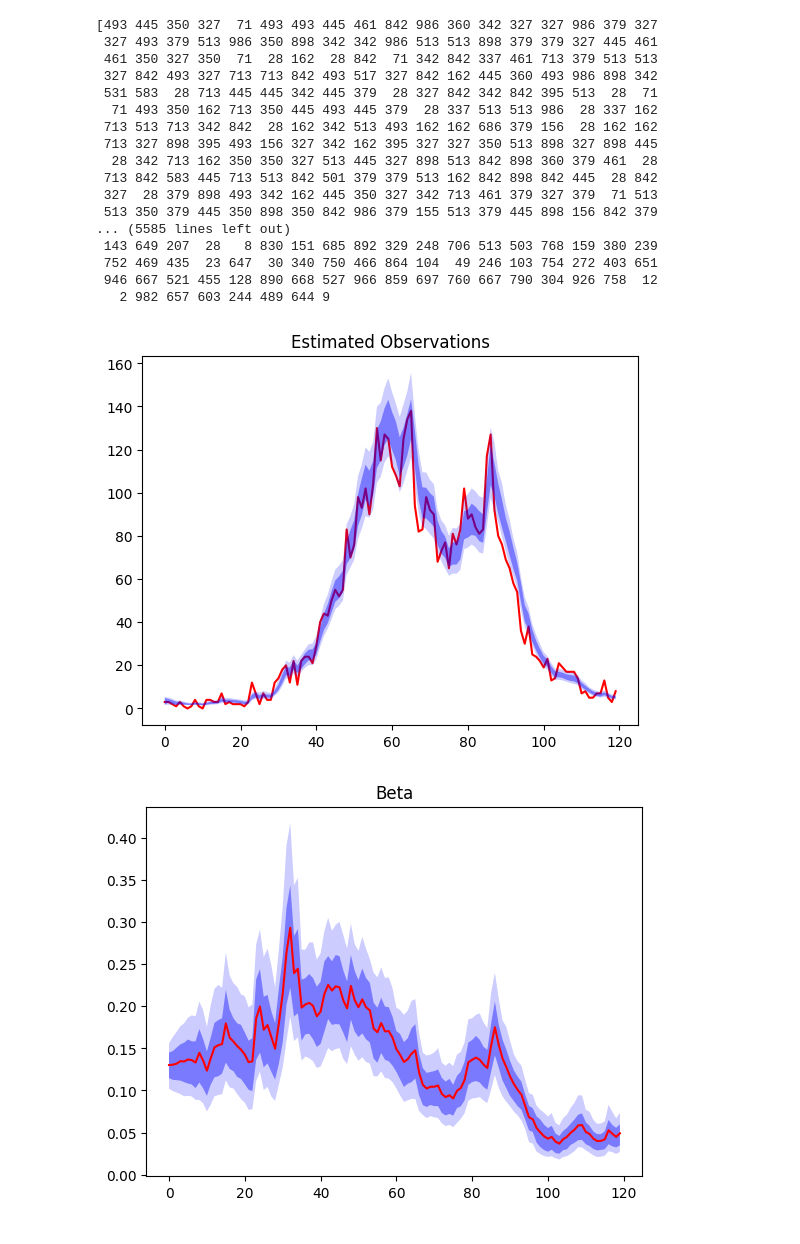
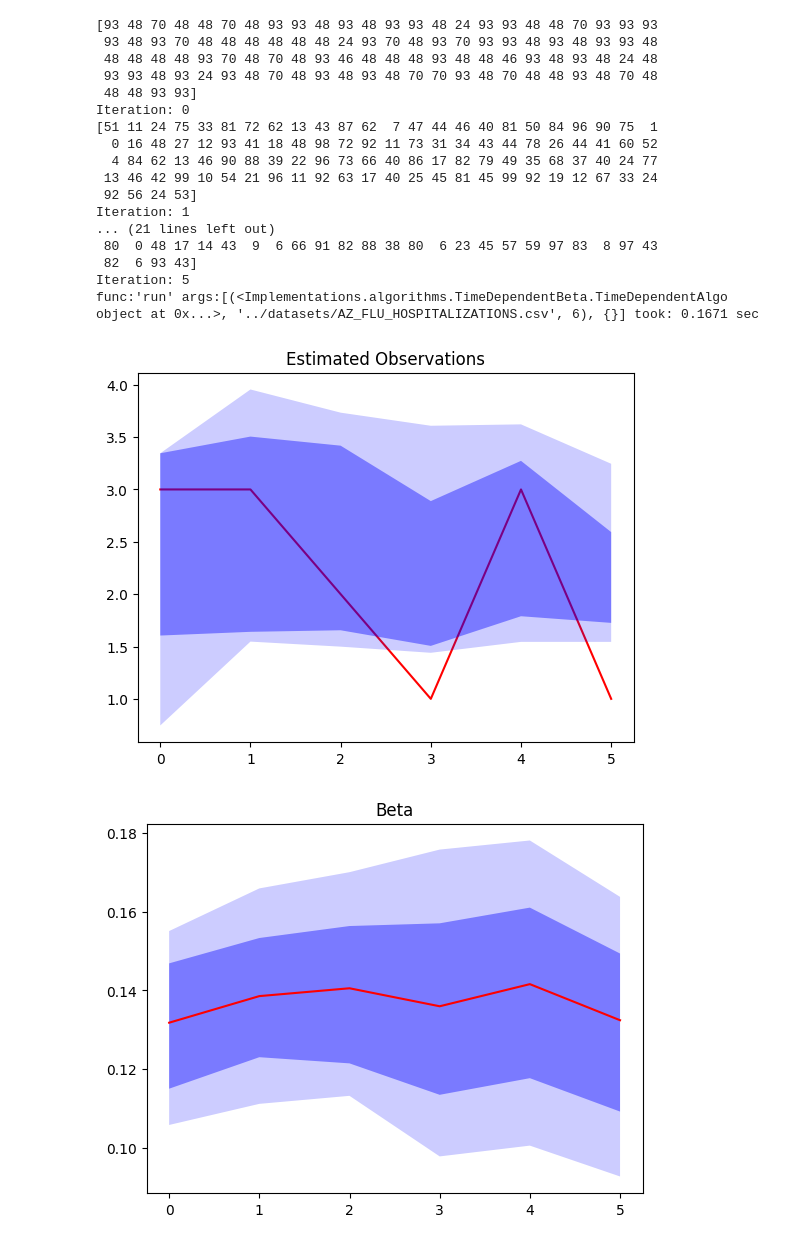
Before and after one commit to atiumcache/PF_forecast, a Jupyter notebook: juptyer notebooks/pf_entrypoint.ipynb, the cells around one changed output. Drawn from its saved outputs; the diff is of its cells as text; code cells hidden in the pictures.

Commit message:
modified:   Abstract/Algorithm.py 	modified:   Implementations/algorithms/TimeDependentBeta.py 	modified:   Implementations/resamplers/resamplers.py

```diff
--- a/juptyer notebooks/pf_entrypoint.ipynb
+++ b/juptyer notebooks/pf_entrypoint.ipynb
@@ -17,7 +17,7 @@ from functools import partial
 dataclass which holds metadata and setup information needed at runtime.'''
 
 algo = TimeDependentAlgo(integrator = LSODASolver(),
-                        perturb = MultivariatePerturbations(hyper_params={"h":0.5,"sigma1":0.05,"sigma2":0.1}),
+                        perturb = MultivariatePerturbations(hyper_params={"h":0.5,"sigma1":0.1,"sigma2":0.1}),
                         resampler = NBinomResample(),
                         ctx=Context(population=7_780_000,
                                     state_size = 4,
@@ -28,7 +28,7 @@ algo = TimeDependentAlgo(integrator = LSODASolver(),
                                     seed_size=0.005,
                                     forward_estimation=1,
                                     rng=np.random.default_rng(2),
-                        particle_count=1000))
+                        particle_count=100))
 
 algo.initialize(params={
 "beta":ESTIMATION.VARIABLE,
@@ -40,7 +40,7 @@ algo.initialize(params={
 "R":50,
 "hosp":10,
 "L":90,
-"D":ESTIMATION.STATIC,
+"D":10,
 }
 ,priors={"beta":partial(algo.ctx.rng.uniform,0.1,0.15),
           "D":partial(algo.ctx.rng.uniform,0,15),
@@ -49,25 +49,25 @@ algo.initialize(params={
 '''Runs the PF over the specified data set for the specified length of time'''
 
 #algo.print_particles()
-algo.run(f'../datasets/AZ_FLU_HOSPITALIZATIONS.csv',120)
+algo.run(f'../datasets/AZ_FLU_HOSPITALIZATIONS.csv',6)
 # %% [output]
-[493 445 350 327  71 493 493 445 461 842 986 360 342 327 327 986 379 327
- 327 493 379 513 986 350 898 342 342 986 513 513 898 379 379 327 445 461
- 461 350 327 350  71  28 162  28 842  71 342 842 337 461 713 379 513 513
- 327 842 493 327 713 713 842 493 517 327 842 162 445 360 493 986 898 342
- 531 583  28 713 445 445 342 445 379  28 327 842 342 842 395 513  28  71
-  71 493 350 162 713 350 445 493 445 379  28 337 513 513 986  28 337 162
- 713 513 713 342 842  28 162 342 513 493 162 162 686 379 156  28 162 162
- 713 327 898 395 493 156 327 342 162 395 327 327 350 513 898 327 898 445
-  28 342 713 162 350 350 327 513 445 327 898 513 842 898 360 379 461  28
- 713 842 583 445 713 513 842 501 379 379 513 162 842 898 842 445  28 842
- 327  28 379 898 493 342 162 445 350 327 342 713 461 379 327 379  71 513
- 513 350 379 445 350 898 350 842 986 379 155 513 379 445 898 156 842 379
-... (5585 lines left out)
- 143 649 207  28   8 830 151 685 892 329 248 706 513 503 768 159 380 239
- 752 469 435  23 647  30 340 750 466 864 104  49 246 103 754 272 403 651
- 946 667 521 455 128 890 668 527 966 859 697 760 667 790 304 926 758  12
-   2 982 657 603 244 489 644 9
+[93 48 70 48 48 70 48 93 93 48 93 48 93 93 48 24 93 93 48 48 70 93 93 93
+ 93 48 93 70 48 48 48 48 48 48 24 93 70 48 93 70 93 93 48 93 48 93 93 48
+ 48 48 48 48 93 70 48 70 48 93 46 48 48 48 93 48 48 46 93 48 93 48 24 48
+ 93 93 48 93 24 93 48 70 48 93 48 93 48 70 70 93 48 70 48 48 93 48 70 48
+ 48 48 93 93]
+Iteration: 0
+[51 11 24 75 33 81 72 62 13 43 87 62  7 47 44 46 40 81 50 84 96 90 75  1
+  0 16 48 27 12 93 41 18 48 98 72 92 11 73 31 34 43 44 78 26 44 41 60 52
+  4 84 62 13 46 90 88 39 22 96 73 66 40 86 17 82 79 49 35 68 37 40 24 77
+ 13 46 42 99 10 54 21 96 11 92 63 17 40 25 45 81 45 99 92 19 12 67 33 24
+ 92 56 24 53]
+Iteration: 1
+... (21 lines left out)
+ 80  0 48 17 14 43  9  6 66 91 82 88 38 80  6 23 45 57 59 97 83  8 97 43
+ 82  6 93 43]
+Iteration: 5
+func:'run' args:[(<Implementations.algorithms.TimeDependentBeta.TimeDependentAlgo object at 0x...>, '../datasets/AZ_FLU_HOSPITALIZATIONS.csv', 6), {}] took: 0.1671 sec
 # %%
 import pandas as pd
 import matplotlib.pyplot as plt
@@ -79,7 +79,7 @@ estimated_data = pd.read_csv('../datasets/particle_observation.csv').to_numpy()
 estimated_data = np.delete(estimated_data,0,1)
 
 
-t = 120
+t = 6
 
 plt.title("Estimated Observations")
 
@@ -113,32 +113,32 @@ pf_state = np.delete(pf_state,0,1)
 
 plt.title("Beta")
 
 plt.fill_between(np.arange(0,t), beta_quantiles[:,3], beta_quantiles[:,22-3], facecolor='blue', zorder=10,alpha = 0.2)
 plt.fill_between(np.arange(0,t), beta_quantiles[:,6], beta_quantiles[:,22-6], facecolor='blue', zorder=11,alpha = 0.4)
 
 plt.plot(pf_beta,color="red",zorder=12)
 plt.savefig('Beta.png')
 plt.show()
 
 plt.title("Gamma")
 
 plt.plot(pf_gamma,zorder=12,color = 'red')
 plt.fill_between(np.arange(0,t), gamma_quantiles[:,3], gamma_quantiles[:,22-3], facecolor='blue', zorder=10,alpha = 0.2)
 plt.fill_between(np.arange(0,t), gamma_quantiles[:,6], gamma_quantiles[:,22-6], facecolor='blue', zorder=11,alpha = 0.4)
 
 plt.show()
 
 plt.title("Eta")
 
 plt.fill_between(np.arange(0,t), eta_quantiles[:,3], eta_quantiles[:,22-3], facecolor='blue', zorder=10,alpha = 0.2)
 plt.fill_between(np.arange(0,t), eta_quantiles[:,6], eta_quantiles[:,22-6], facecolor='blue', zorder=11,alpha = 0.4)
 
 plt.show()
 
 plt.yscale('log')
 plt.title("State")
 plt.plot(pf_state)
 plt.savefig('State.png')
 # %% [output]
-[figure, old version]
+[figure, new version]
-[figure, old version]
+[figure, new version]
```
Also changed, not shown: parts of 1 cell of this notebook, 25 other files.
